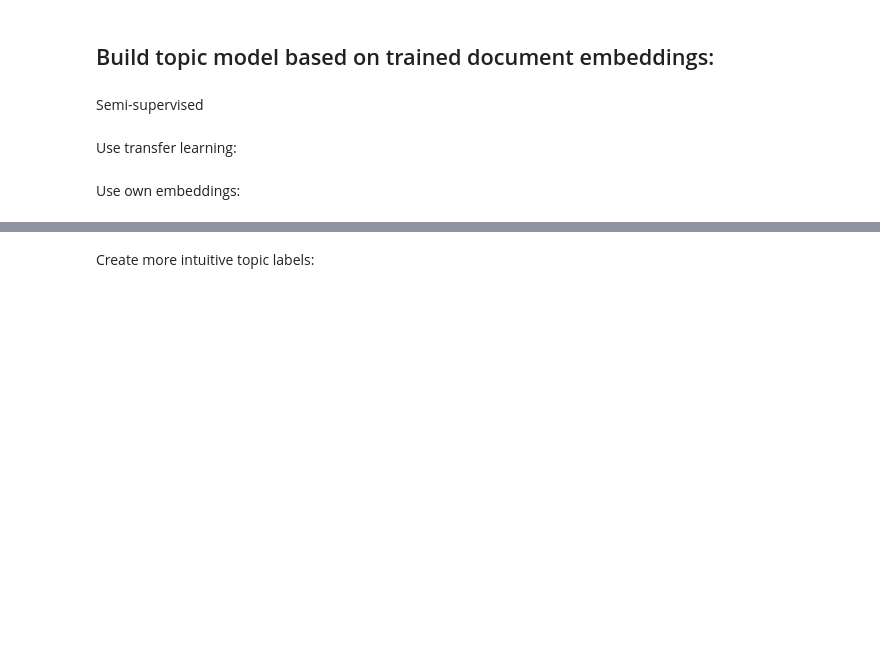
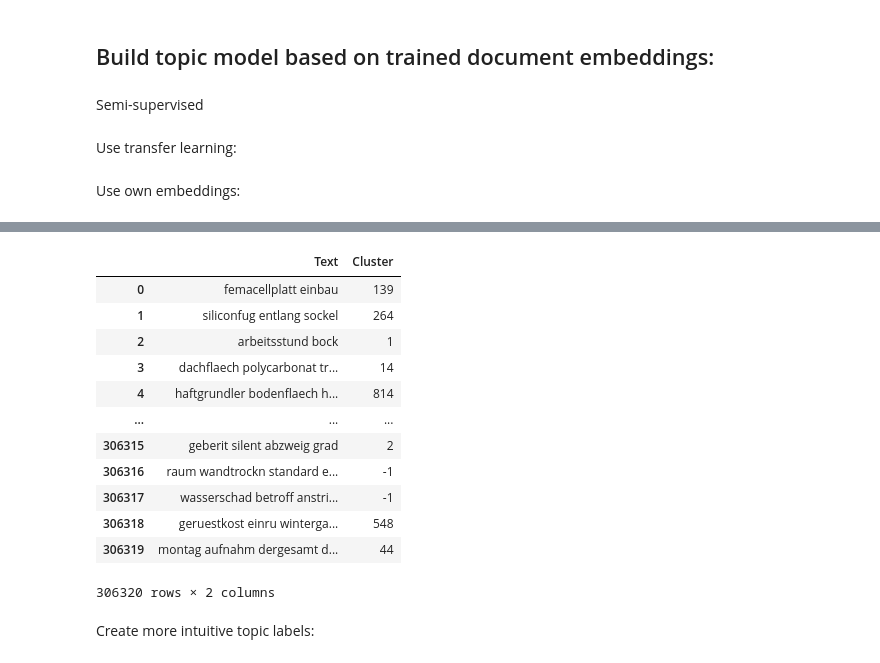
Before and after one commit to AVoss84/invoice_topics, a Jupyter notebook: src/notebooks/topic_modeling.ipynb, the cells around one changed output, grey strips where cells are left out. Saved outputs shown, nothing was run; the diff lists cells and outputs as text; code cells hidden in the pictures; blank space fills up the shorter version.

```diff
--- a/src/notebooks/topic_modeling.ipynb
+++ b/src/notebooks/topic_modeling.ipynb
@@ -227,8 +227,8 @@ from bertopic import BERTopic
 
 os.environ["TOKENIZERS_PARALLELISM"] = "false"
 
-#nr_topics = 10     # number of clusters
-nr_topics = "auto"
+nr_topics = 10     # number of clusters
+#nr_topics = "auto"
 
 topic_model = BERTopic(verbose=True, nr_topics=nr_topics, hdbscan_model=cluster_model, umap_model=None, diversity = 0.2)   # Maximal Marginal Relevance -> diversity = 0 / Not diverse
 #topics, _ = topic_model.fit_transform(docs, embeddings = embeddings)                  # unsupervised
@@ -240,6 +237,21 @@ topics, _ = topic_model.fit_transform(docs, embeddings = embeddings, y=new_label
 # %%
 df_new = pd.DataFrame({'Text': docs})
 df_new['Cluster'] = topics
+df_new
+# %% [output]
+|  | Text | Cluster |
+| 0 | femacellplatt einbau | 139 |
+| 1 | siliconfug entlang sockel | 264 |
+| 2 | arbeitsstund bock | 1 |
+| 3 | dachflaech polycarbonat tr... | 14 |
+| 4 | haftgrundler bodenflaech h... | 814 |
+| ... | ... | ... |
+| 306315 | geberit silent abzweig grad | 2 |
+| 306316 | raum wandtrockn standard e... | -1 |
+| 306317 | wasserschad betroff anstri... | -1 |
+| 306318 | geruestkost einru winterga... | 548 |
+| 306319 | montag aufnahm dergesamt d... | 44 |
+306320 rows × 2 columns
 # %%
 #topic_model.save(os.path.join(glob.UC_DATA_ROOT,"invoice_topic_model"))     # save
 #topic_model = BERTopic.load(os.path.join(glob.UC_DATA_ROOT,"invoice_topic_model"))   # load
```
Also changed, not shown: parts of 2 cells of this notebook.
